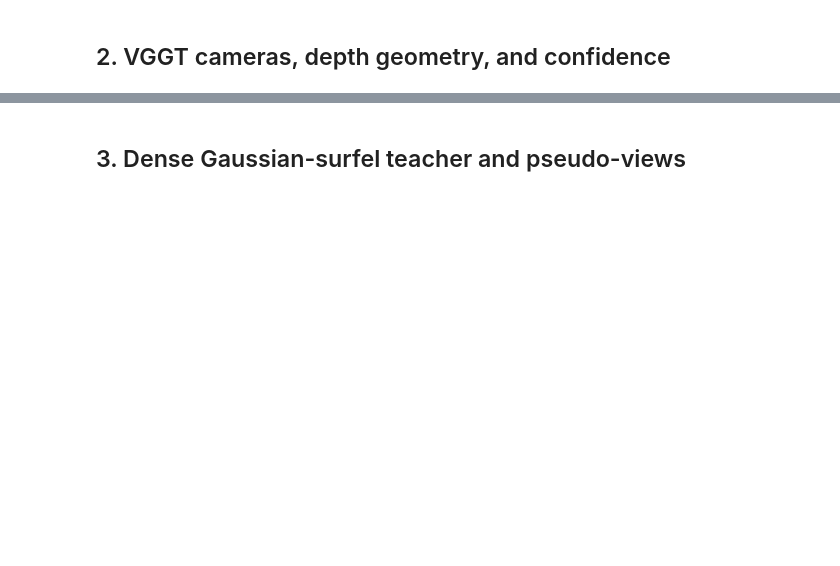
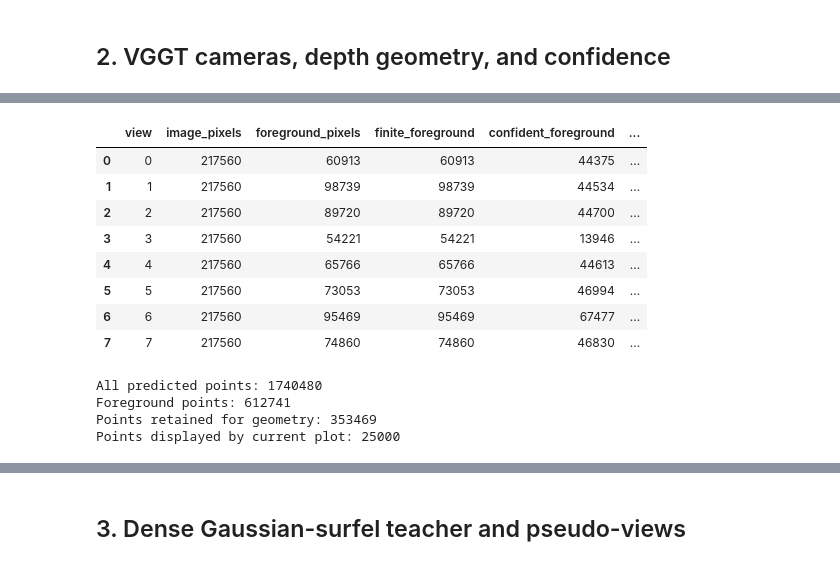
Before and after one commit to katlit/Project_Thesis, a Jupyter notebook: code/notebooks/05_vggt_dense_pseudoview_adaptive_3dgs.ipynb, the cells around one changed output, grey strips where cells are left out. Cells and saved outputs as stored; diff of their text form; code cells hidden in the pictures; blank space fills up the shorter version.

```diff
--- a/code/notebooks/05_vggt_dense_pseudoview_adaptive_3dgs.ipynb
+++ b/code/notebooks/05_vggt_dense_pseudoview_adaptive_3dgs.ipynb
@@ -161,0 +240,48 @@ axis.set_title("VGGT camera orbit (0–7)"); axis.set_box_aspect(np.ptp(centers,
+# %%
+finite = np.isfinite(points_by_view).all(axis=-1)
+confident = confidence >= POINT_CONFIDENCE_MIN
+retained = masks & finite & confident
+
+rows = []
+for view_index in range(len(points_by_view)):
+    foreground_count = int(masks[view_index].sum())
+    retained_count = int(retained[view_index].sum())
+
+    rows.append({
+        "view": view_index,
+        "image_pixels": int(masks[view_index].size),
+        "foreground_pixels": foreground_count,
+        "finite_foreground": int(
+            (masks[view_index] & finite[view_index]).sum()
+        ),
+        "confident_foreground": retained_count,
+        "retained_%_of_foreground": (
+            100 * retained_count / max(foreground_count, 1)
+        ),
+        "confidence_median_foreground": float(
+            np.median(confidence[view_index][masks[view_index]])
+        ),
+    })
+
+point_diagnostics = pd.DataFrame(rows)
+
+display(point_diagnostics.round(2))
+
+print("All predicted points:", points_by_view.shape[0] * points_by_view.shape[1] * points_by_view.shape[2])
+print("Foreground points:", int(masks.sum()))
+print("Points retained for geometry:", int(retained.sum()))
+print("Points displayed by current plot:", min(int(retained.sum()), 25_000))
+# %% [output]
+|  | view | image_pixels | foreground_pixels | finite_foreground | confident_foreground | ... |
+| 0 | 0 | 217560 | 60913 | 60913 | 44375 | ... |
+| 1 | 1 | 217560 | 98739 | 98739 | 44534 | ... |
+| 2 | 2 | 217560 | 89720 | 89720 | 44700 | ... |
+| 3 | 3 | 217560 | 54221 | 54221 | 13946 | ... |
+| 4 | 4 | 217560 | 65766 | 65766 | 44613 | ... |
+| 5 | 5 | 217560 | 73053 | 73053 | 46994 | ... |
+| 6 | 6 | 217560 | 95469 | 95469 | 67477 | ... |
+| 7 | 7 | 217560 | 74860 | 74860 | 46830 | ... |
+All predicted points: 1740480
+Foreground points: 612741
+Points retained for geometry: 353469
+Points displayed by current plot: 25000
```
Also changed, not shown: parts of 10 cells of this notebook, 3 other files.
